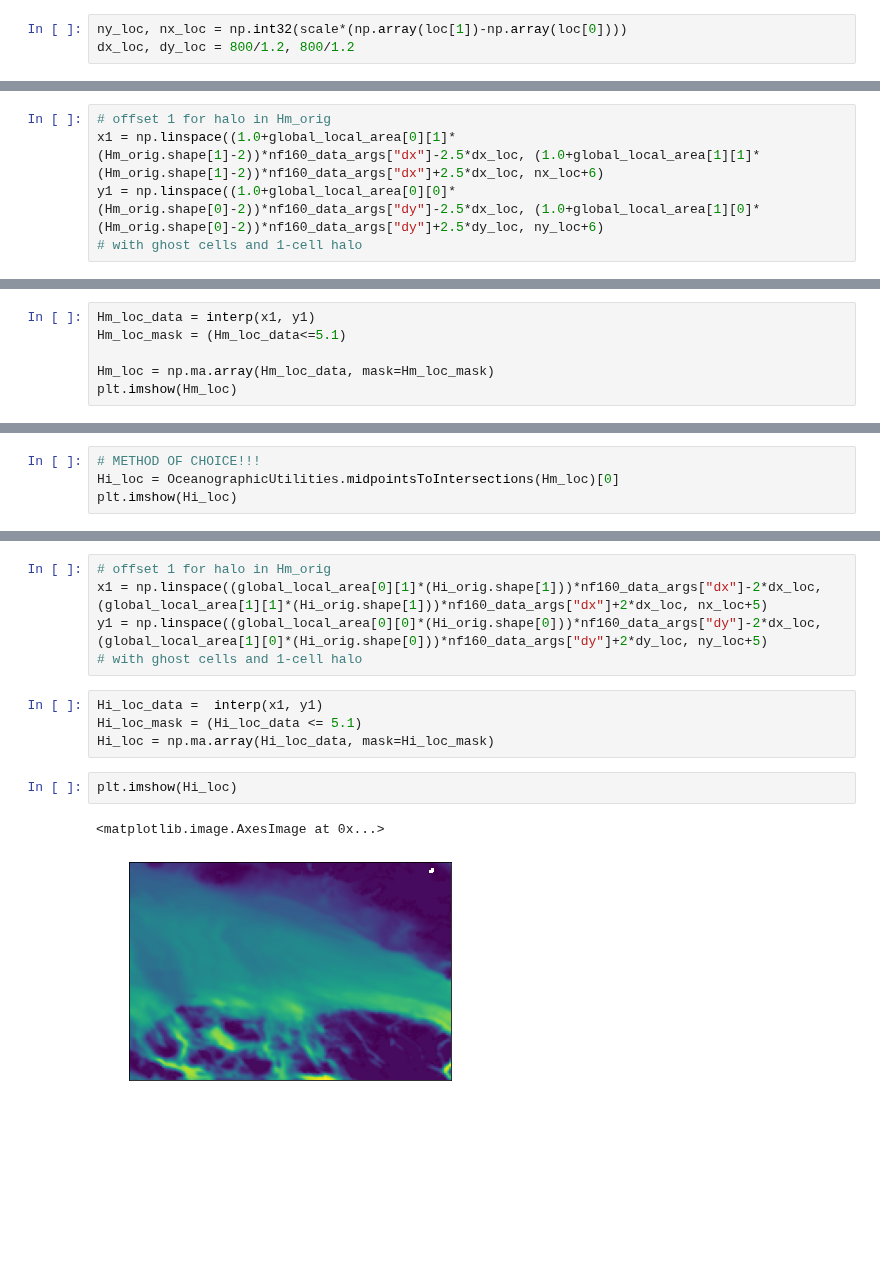
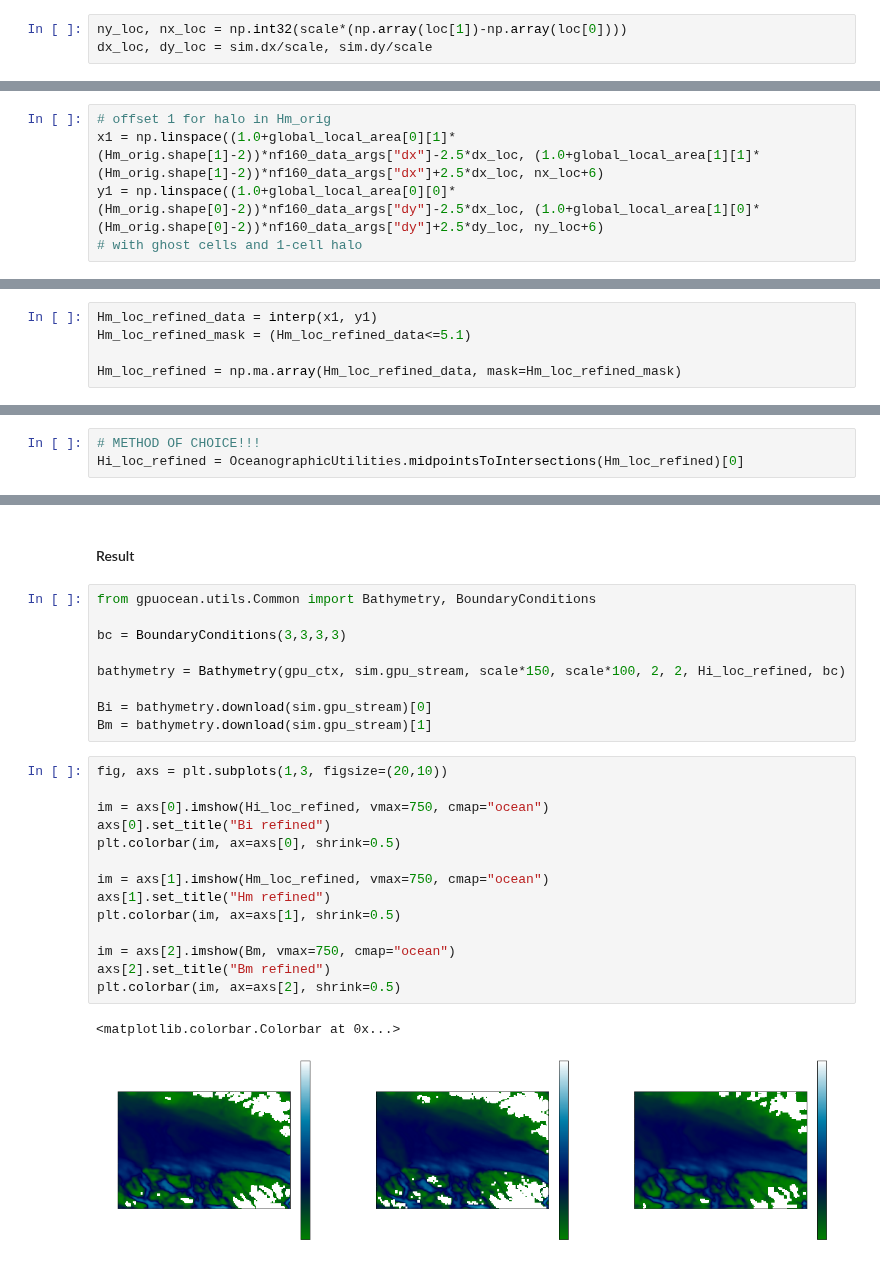
Before and after one commit to sintefmath/multilevelDA, a Jupyter notebook: notebooks/MultiResBathymetry.ipynb, the cells around one changed output, grey strips where cells are left out. Cells and saved outputs as stored; diff of their text form; blank space fills up the shorter version.

```diff
--- a/notebooks/MultiResBathymetry.ipynb
+++ b/notebooks/MultiResBathymetry.ipynb
@@ -146,6 +106,6 @@ plt.imshow(np.ma.array(interp(x0,y0), mask=(interp(x0,y0)<5.1)))
 # %%
 ny_loc, nx_loc = np.int32(scale*(np.array(loc[1])-np.array(loc[0])))
-dx_loc, dy_loc = 800/1.2, 800/1.2
+dx_loc, dy_loc = sim.dx/scale, sim.dy/scale
 # %%
 global_local_area = [[loc[0][0]/(sim.ny+4), loc[0][1]/(sim.nx+4)],[loc[1][0]/(sim.ny+4),loc[1][1]/(sim.nx+4)]]
 # %%
@@ -181,6 +116,5 @@ plt.imshow(Hm_loc)
 # %%
-Hm_loc_data = interp(x1, y1)
-Hm_loc_mask = (Hm_loc_data<=5.1)
+Hm_loc_refined_data = interp(x1, y1)
+Hm_loc_refined_mask = (Hm_loc_refined_data<=5.1)
 
-Hm_loc = np.ma.array(Hm_loc_data, mask=Hm_loc_mask)
-plt.imshow(Hm_loc)
+Hm_loc_refined = np.ma.array(Hm_loc_refined_data, mask=Hm_loc_refined_mask)
@@ -190,4 +121,3 @@ plt.imshow(Hm_loc)
 # %%
 # METHOD OF CHOICE!!!
-Hi_loc = OceanographicUtilities.midpointsToIntersections(Hm_loc)[0]
-plt.imshow(Hi_loc)
+Hi_loc_refined = OceanographicUtilities.midpointsToIntersections(Hm_loc_refined)[0]
@@ -210,14 +128,28 @@ interp = interpolate.interp2d(x0, y0, Hi_orig, kind="linear")
-# %%
-# offset 1 for halo in Hm_orig
-x1 = np.linspace((global_local_area[0][1]*(Hi_orig.shape[1]))*nf160_data_args["dx"]-2*dx_loc, (global_local_area[1][1]*(Hi_orig.shape[1]))*nf160_data_args["dx"]+2*dx_loc, nx_loc+5)
-y1 = np.linspace((global_local_area[0][0]*(Hi_orig.shape[0]))*nf160_data_args["dy"]-2*dx_loc, (global_local_area[1][0]*(Hi_orig.shape[0]))*nf160_data_args["dy"]+2*dy_loc, ny_loc+5)
-# with ghost cells and 1-cell halo
-# %%
-Hi_loc_data =  interp(x1, y1)
-Hi_loc_mask = (Hi_loc_data <= 5.1)
-Hi_loc = np.ma.array(Hi_loc_data, mask=Hi_loc_mask)
-# %%
-plt.imshow(Hi_loc)
-# %% [output]
-<matplotlib.image.AxesImage at 0x...>
-[figure, removed]
+# %% [markdown]
+#### Result
+# %%
+from gpuocean.utils.Common import Bathymetry, BoundaryConditions
+
+bc = BoundaryConditions(3,3,3,3)
+
+bathymetry = Bathymetry(gpu_ctx, sim.gpu_stream, scale*150, scale*100, 2, 2, Hi_loc_refined, bc)
+
+Bi = bathymetry.download(sim.gpu_stream)[0]
+Bm = bathymetry.download(sim.gpu_stream)[1]
+# %%
+fig, axs = plt.subplots(1,3, figsize=(20,10))
+
+im = axs[0].imshow(Hi_loc_refined, vmax=750, cmap="ocean")
+axs[0].set_title("Bi refined")
+plt.colorbar(im, ax=axs[0], shrink=0.5)
+
+im = axs[1].imshow(Hm_loc_refined, vmax=750, cmap="ocean")
+axs[1].set_title("Hm refined")
+plt.colorbar(im, ax=axs[1], shrink=0.5)
+
+im = axs[2].imshow(Bm, vmax=750, cmap="ocean")
+axs[2].set_title("Bm refined")
+plt.colorbar(im, ax=axs[2], shrink=0.5)
+# %% [output]
+<matplotlib.colorbar.Colorbar at 0x...>
+[figure, added]
```
Also changed, not shown: parts of 24 cells of this notebook.
